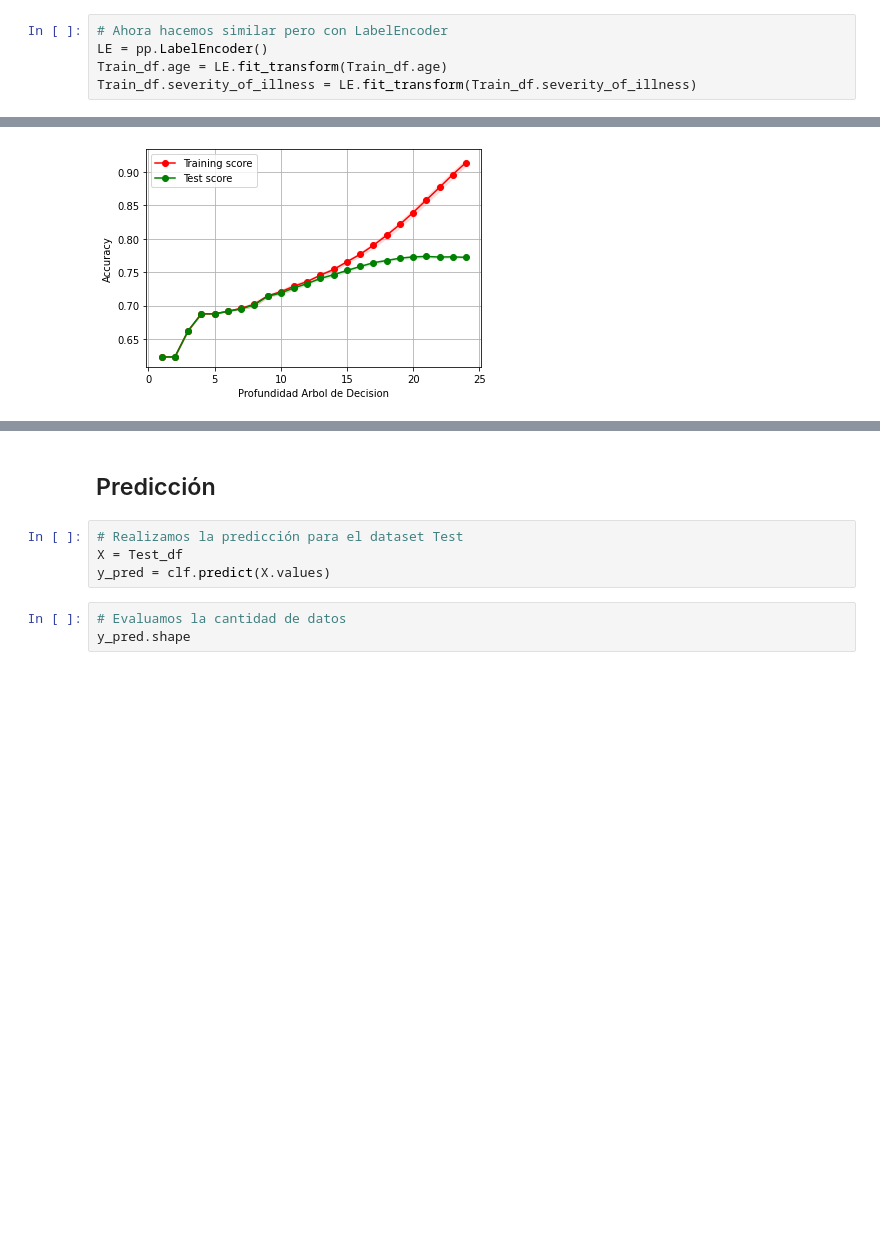
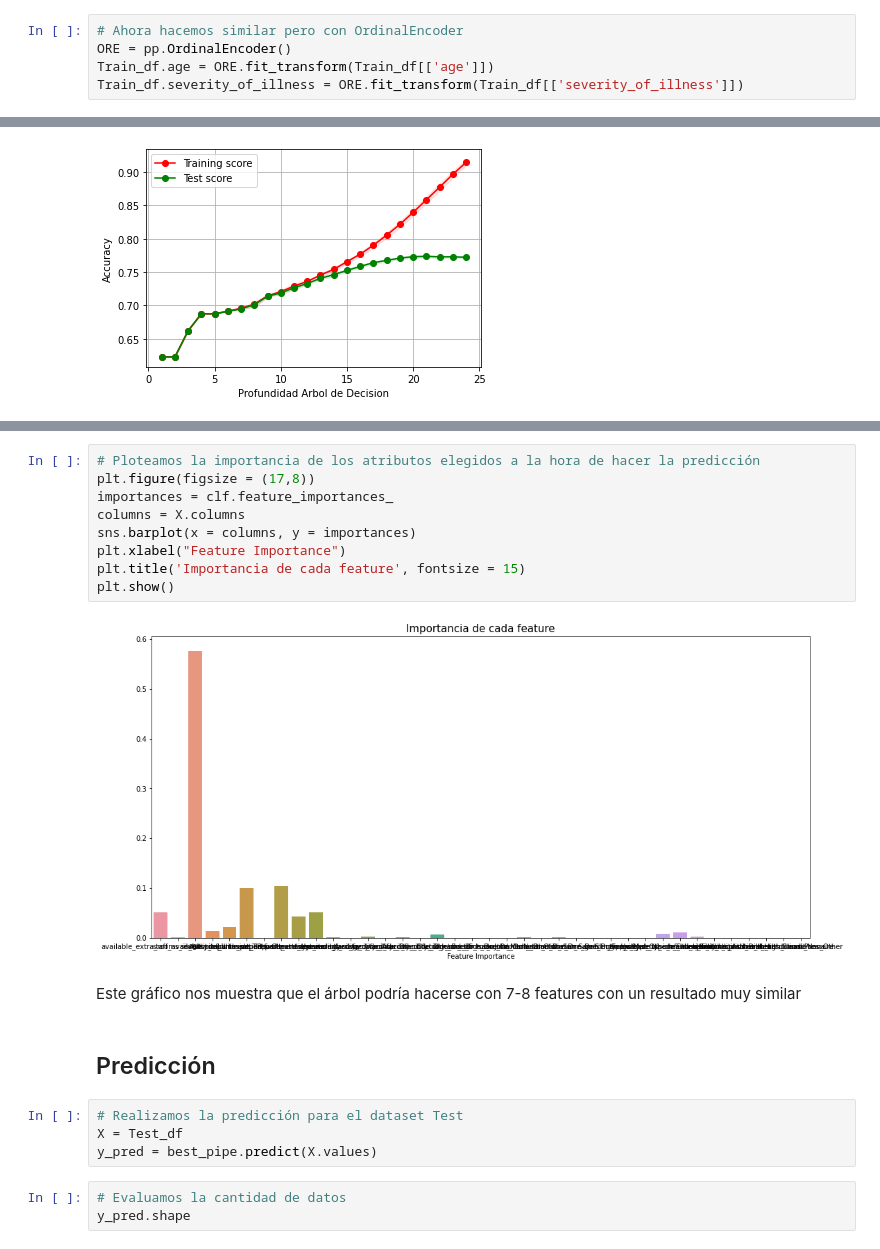
Before and after one commit to fernandezguille/PI02_Machine_Learning-Datathon, a Jupyter notebook: Modelo ML.ipynb, the cells around one changed output, grey strips where cells are left out. Cells and saved outputs as stored; diff of their text form; blank space fills up the shorter version.

```diff
--- a/Modelo ML.ipynb
+++ b/Modelo ML.ipynb
@@ -218,10 +232,10 @@ Train_df = pd.concat([Train_df, OHE_df], axis=1)
 Train_df.drop(columns = ['department', 'ward_facility_code', 'doctor_name', 'gender',
                          'type_of_admission', 'health_conditions'], inplace = True)
 # %%
-# Ahora hacemos similar pero con LabelEncoder
-LE = pp.LabelEncoder()
-Train_df.age = LE.fit_transform(Train_df.age)
-Train_df.severity_of_illness = LE.fit_transform(Train_df.severity_of_illness)
+# Ahora hacemos similar pero con OrdinalEncoder
+ORE = pp.OrdinalEncoder()
+Train_df.age = ORE.fit_transform(Train_df[['age']])
+Train_df.severity_of_illness = ORE.fit_transform(Train_df[['severity_of_illness']])
 # %%
 Train_df.sample(1)
 # %% [output]
@@ -338,9 +425,22 @@ array([[24453, 14352],
+# %%
+# Ploteamos la importancia de los atributos elegidos a la hora de hacer la predicción
+plt.figure(figsize = (17,8))
+importances = clf.feature_importances_
+columns = X.columns
+sns.barplot(x = columns, y = importances)
+plt.xlabel("Feature Importance")
+plt.title('Importancia de cada feature', fontsize = 15)
+plt.show()
+# %% [output]
+[figure, added]
+# %% [markdown]
+Este gráfico nos muestra que el árbol podría hacerse con 7-8 features con un resultado muy similar
 # %% [markdown]
 ## Predicción
 # %%
 # Realizamos la predicción para el dataset Test
 X = Test_df
-y_pred = clf.predict(X.values)
+y_pred = best_pipe.predict(X.values)
 # %%
 # Evaluamos la cantidad de datos
 y_pred.shape
```
Also changed, not shown: parts of 38 cells of this notebook, 3 other files.
